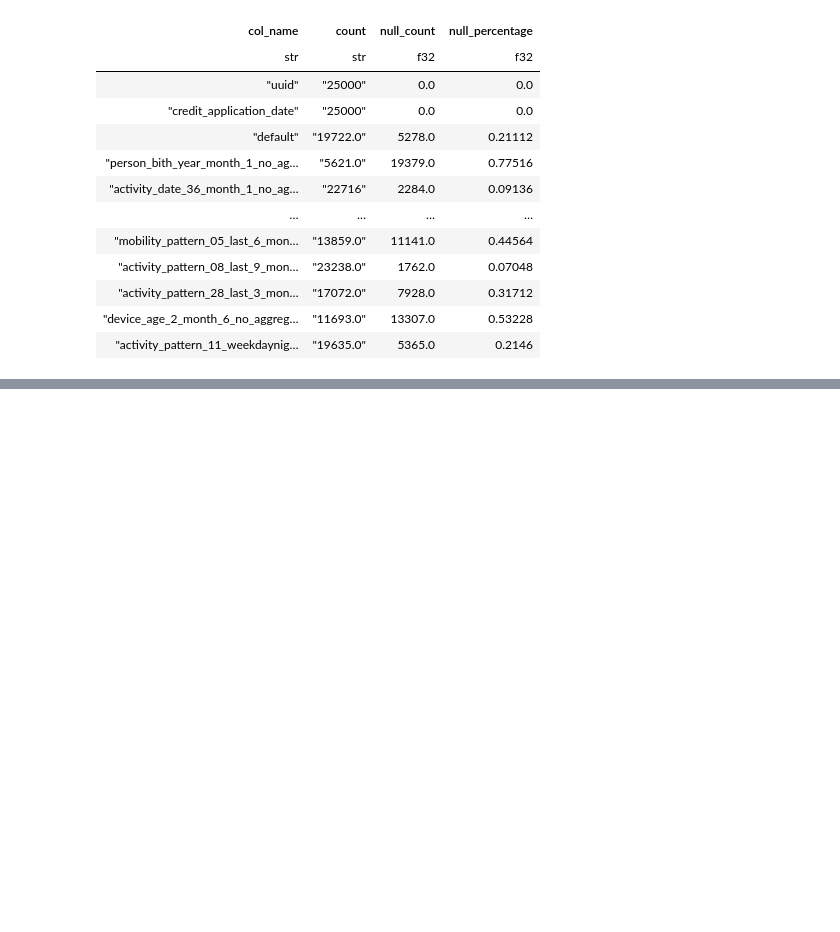
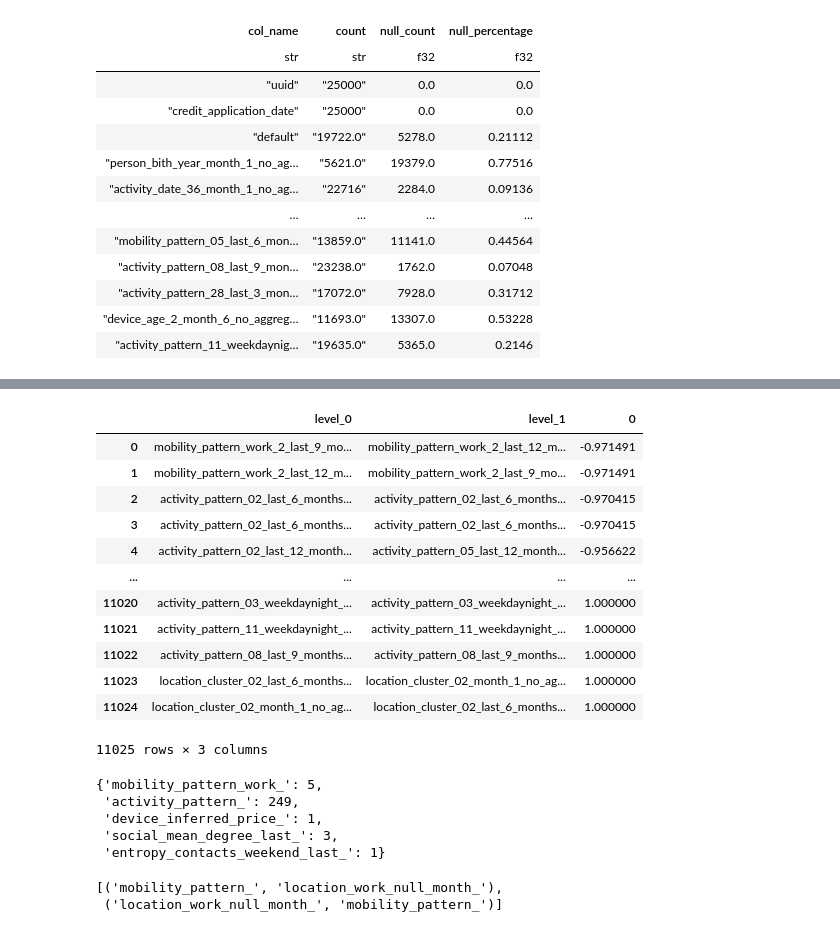
Before and after one commit to Rodma-BR/Loan-default-prediction, a Jupyter notebook: notebooks/EDA.ipynb, the cells around one changed output, grey strips where cells are left out. Saved outputs shown, nothing was run; the diff lists cells and outputs as text; code cells hidden in the pictures; blank space fills up the shorter version.

```diff
--- a/notebooks/EDA.ipynb
+++ b/notebooks/EDA.ipynb
@@ -174,0 +216,24 @@ df.shape[0]
+# %%
+# Create a correlation matrix between remaining features
+df_corr = df.select(q_comp_vars)\
+    .drop(["uuid", "credit_application_date", "activity_date_36_month_1_no_aggregation", "location_cluster_03_month_1_most_frequent"])\
+        .filter(~pl.any_horizontal(pl.all().is_null()))\
+            .filter(~pl.all_horizontal(pl.all().is_null()))#.corr().to_pandas()
+# %%
+# feature pairs with correlation value
+corr_pairs = df_corr.to_pandas().corr().unstack().sort_values().reset_index()
+corr_pairs
+# %% [output]
+|  | level_0 | level_1 | 0 |
+| 0 | mobility_pattern_work_2_last_9_mo... | mobility_pattern_work_2_last_12_m... | -0.971491 |
+| 1 | mobility_pattern_work_2_last_12_m... | mobility_pattern_work_2_last_9_mo... | -0.971491 |
+| 2 | activity_pattern_02_last_6_months... | activity_pattern_02_last_6_months... | -0.970415 |
+| 3 | activity_pattern_02_last_6_months... | activity_pattern_02_last_6_months... | -0.970415 |
+| 4 | activity_pattern_02_last_12_month... | activity_pattern_05_last_12_month... | -0.956622 |
+| ... | ... | ... | ... |
+| 11020 | activity_pattern_03_weekdaynight_... | activity_pattern_03_weekdaynight_... | 1.000000 |
+| 11021 | activity_pattern_11_weekdaynight_... | activity_pattern_11_weekdaynight_... | 1.000000 |
+| 11022 | activity_pattern_08_last_9_months... | activity_pattern_08_last_9_months... | 1.000000 |
+| 11023 | location_cluster_02_last_6_months... | location_cluster_02_month_1_no_ag... | 1.000000 |
+| 11024 | location_cluster_02_month_1_no_ag... | location_cluster_02_last_6_months... | 1.000000 |
+11025 rows × 3 columns
@@ -174,0 +244,35 @@ df.shape[0]
+# %%
+# Check if there are correlated features of non similar variables (family)
+dif_fam = []
+non_dif_fam = []
+non_dif_fam_counter = {}
+
+for i in corr_pairs.index:
+    var1, var2 = corr_pairs.loc[i,["level_0","level_1"]]
+    base1 = re.split(r'[\d]+', var1)[0]
+    base2  = re.split(r'[\d]+', var2)[0]
+
+    if base1 == base2 :
+        non_dif_fam.append((base1, base2))
+
+        if base1 in non_dif_fam_counter:
+            non_dif_fam_counter[base1] += 1
+
+        else:
+            non_dif_fam_counter[base1] =0
+
+    else:
+        dif_fam.append((base1, base2))
+
+non_dif_fam_counter
+# %% [output]
+{'mobility_pattern_work_': 5,
+ 'activity_pattern_': 249,
+ 'device_inferred_price_': 1,
+ 'social_mean_degree_last_': 3,
+ 'entropy_contacts_weekend_last_': 1}
+# %%
+dif_fam
+# %% [output]
+[('mobility_pattern_', 'location_work_null_month_'),
+ ('location_work_null_month_', 'mobility_pattern_')]
```
Also changed, not shown: parts of 26 cells of this notebook, 1 other file.
